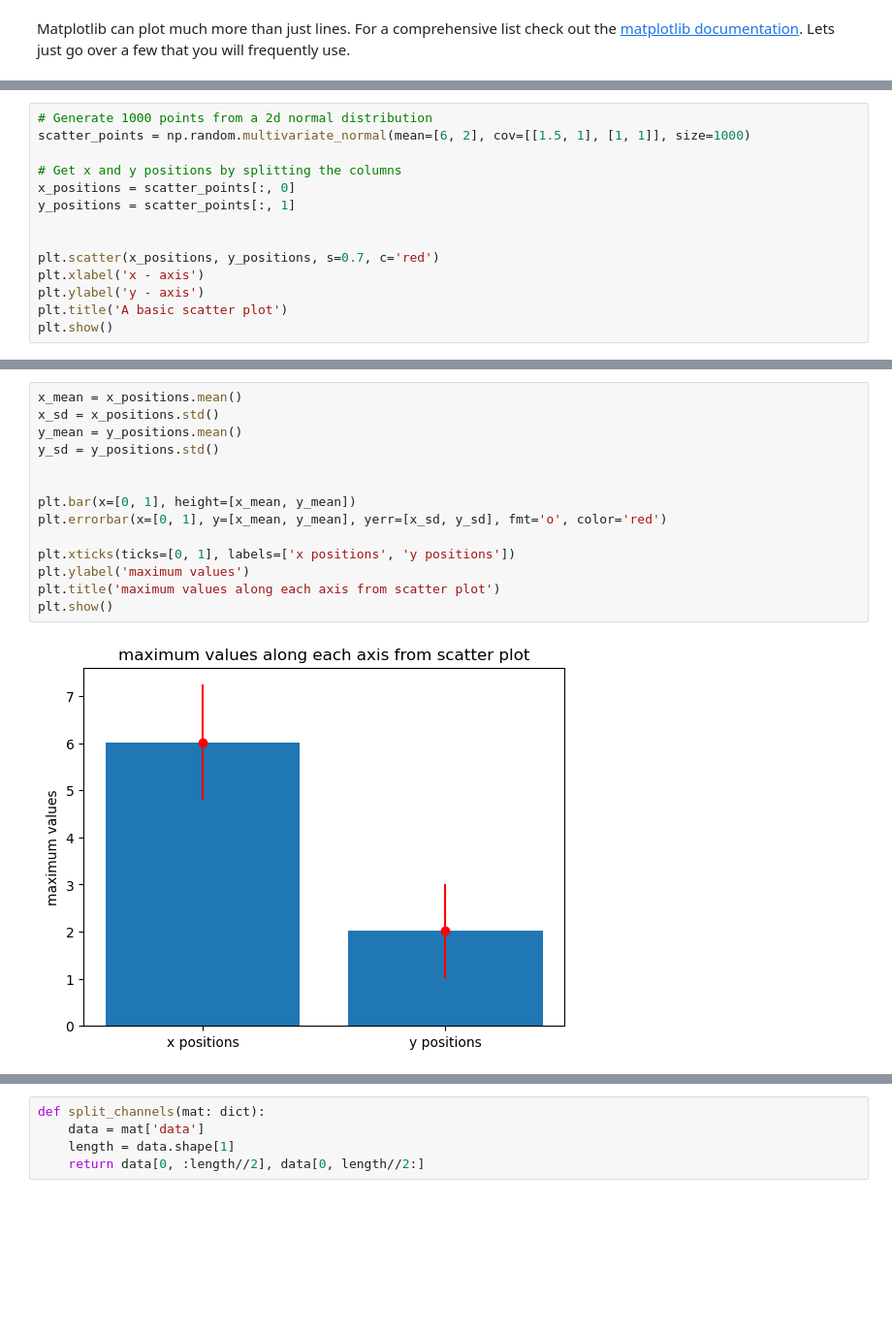
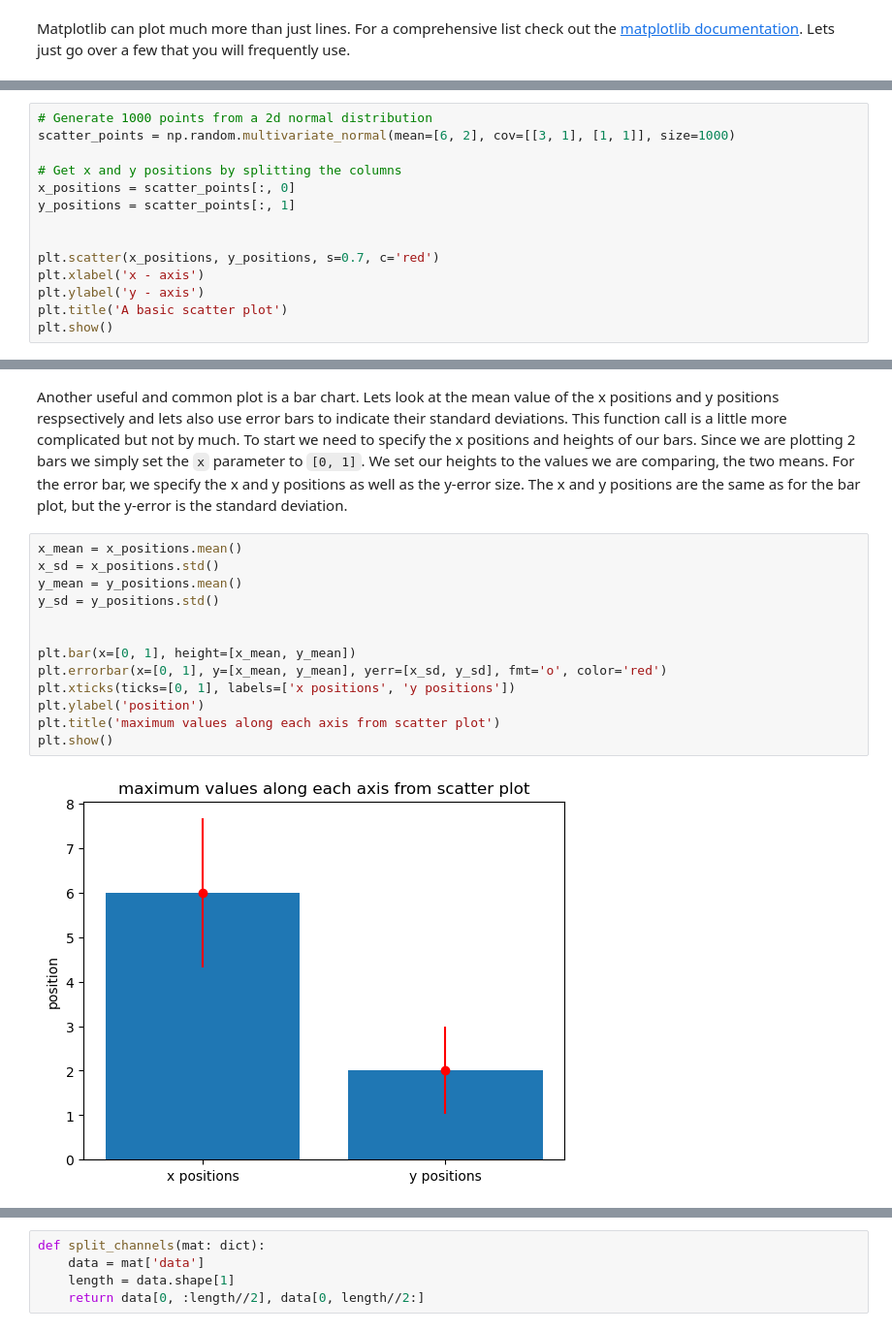
Before and after one commit to jeremyschroeter/Neuro301-Coding-Kit, a Jupyter notebook: Python_Tutorials/PythonCC3_NumpyAndMatplot.ipynb, the cells around one changed output, grey strips where cells are left out. Shown: that part at 97% size. Drawn from its saved outputs; the diff is of its cells as text; blank space fills up the shorter version.

```diff
--- a/Python_Tutorials/PythonCC3_NumpyAndMatplot.ipynb
+++ b/Python_Tutorials/PythonCC3_NumpyAndMatplot.ipynb
@@ -95,6 +101,6 @@ Matplotlib can plot much more than just lines. For a comprehensive list check ou
 # %%
 # Generate 1000 points from a 2d normal distribution
-scatter_points = np.random.multivariate_normal(mean=[6, 2], cov=[[1.5, 1], [1, 1]], size=1000)
+scatter_points = np.random.multivariate_normal(mean=[6, 2], cov=[[3, 1], [1, 1]], size=1000)
 
 # Get x and y positions by splitting the columns
 x_positions = scatter_points[:, 0]
@@ -111,16 +117,18 @@ plt.show()
+# %% [markdown]
+Another useful and common plot is a bar chart. Lets look at the mean value of the x positions and y positions respsectively and lets also use error bars to indicate their standard deviations. This function call is a little more complicated but not by much. To start we need to specify the x positions and heights of our bars. Since we are plotting 2 bars we simply set the <code>x</code> parameter to <code>[0, 1]</code>. We set our heights to the values we are comparing, the two means.</br></br>
+For the error bar, we specify the x and y positions as well as the y-error size. The x and y positions are the same as for the bar plot, but the y-error is the standard deviation.
 # %%
 x_mean = x_positions.mean()
 x_sd = x_positions.std()
 y_mean = y_positions.mean()
 y_sd = y_positions.std()
 
 
 plt.bar(x=[0, 1], height=[x_mean, y_mean])
 plt.errorbar(x=[0, 1], y=[x_mean, y_mean], yerr=[x_sd, y_sd], fmt='o', color='red')
-
 plt.xticks(ticks=[0, 1], labels=['x positions', 'y positions'])
-plt.ylabel('maximum values')
+plt.ylabel('position')
 plt.title('maximum values along each axis from scatter plot')
 plt.show()
 # %% [output]
-[figure, old version]
+[figure, new version]
```
Also changed, not shown: parts of 17 cells of this notebook, 1 other file.
